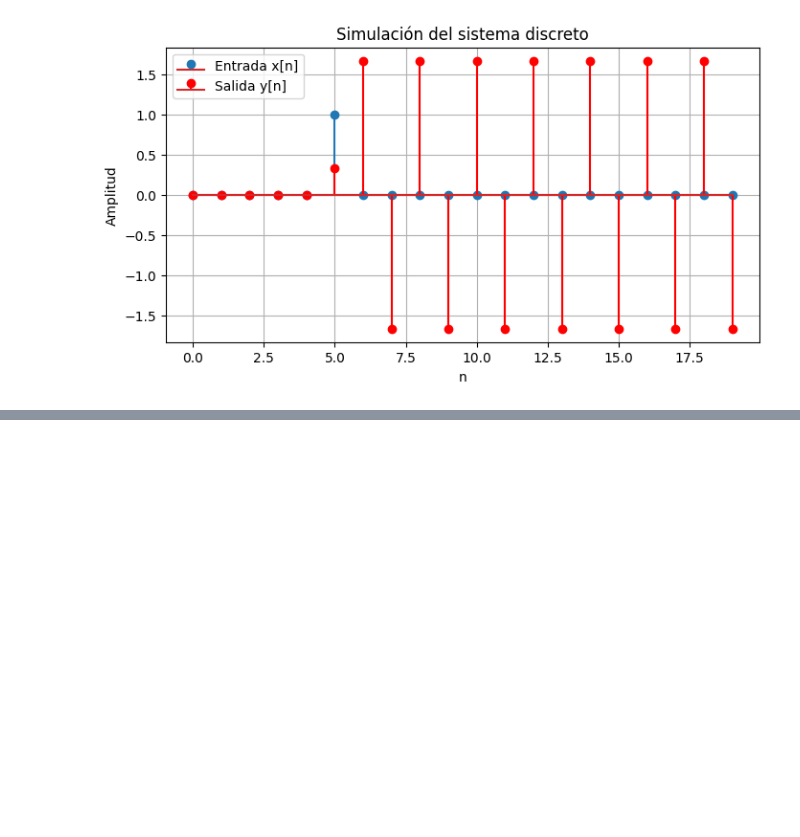
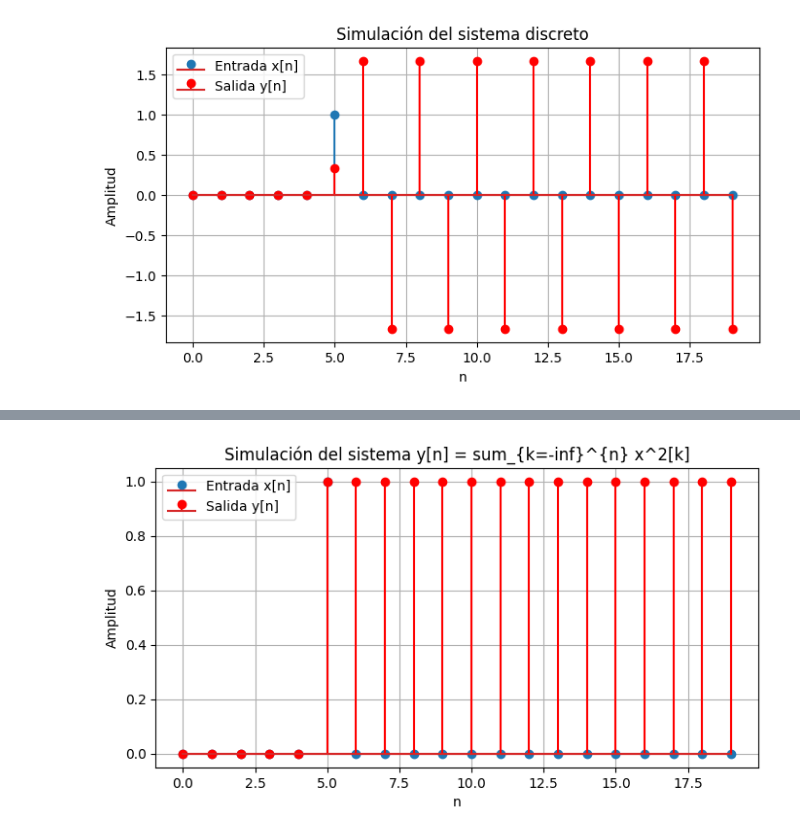
Before and after one commit to sofial47/senalesysistemas, a Jupyter notebook: taller2lapalaceipynb.ipynb, the cells around one changed output, grey strips where cells are left out. Cells and saved outputs as stored; diff of their text form; code cells hidden in the pictures; blank space fills up the shorter version.

```diff
--- a/taller2lapalaceipynb.ipynb
+++ b/taller2lapalaceipynb.ipynb
@@ -98,0 +121,71 @@ plt.show()
+# %%
+#import numpy as np
+#import matplotlib.pyplot as plt
+
+# Definir la función para simular el sistema y[n] = sum_{k=-inf}^{n} x^2[k]
+def simulate_cumulative_square_system(x):
+    """
+    Simula el sistema y[n] = sum_{k=-inf}^{n} x^2[k].
+
+    Args:
+        x (np.ndarray): Arreglo numpy que representa la señal de entrada x[n].
+
+    Returns:
+        np.ndarray: Arreglo numpy que representa la señal de salida y[n].
+    """
+    N = len(x)
+    y = np.zeros(N) # Inicializamos el arreglo de salida con ceros
+
+    # Aplicamos la ecuación de recurrencia
+    # La sumatoria desde -inf hasta n se puede calcular acumulando los cuadrados
+    # de los elementos de la entrada hasta el instante actual n.
+    # Aquí asumimos que la señal x[n] es 0 para n < 0, lo cual es común en sistemas causales.
+    cumulative_sum_of_squares = 0
+    for n in range(N):
+        cumulative_sum_of_squares += x[n]**2#acomulamos el cuadrado de cada valor de la señal de entrada x[n] a medida que el bucle itera desde el primer elemento (n=0) hasta el último.
+        y[n] = cumulative_sum_of_squares
+        #Por ejemplo, si tu entrada x fuera [1, 2, 3]:
+        #Para n=0: cumulative_sum_of_squares es 0. Se le suma x[0]**2 (que es 1**2 = 1).
+        #cumulative_sum_of_squares ahora es 1. y[0] se asigna a 1. Para n=1: cumulative_sum_of_squares es 1. Se le suma x[1]**2 (que es 2**2 = 4).
+        #cumulative_sum_of_squares ahora es 1 + 4 = 5. y[1] se asigna a 5.
+        #Para n=2: cumulative_sum_of_squares es 5. Se le suma x[2]**2 (que es 3**2 = 9).
+        #cumulative_sum_of_squares ahora es 5 + 9 = 14. y[2] se asigna a 14.
+        #La salida y sería [1, 5, 14]. Cada valor en y[n] es la suma acumulada hasta ese punto.
+
+    return y
+
+# Ejemplo de uso:
+
+# Creamos una señal de entrada de ejemplo
+# Por ejemplo, un pulso unitario
+x_input_2 = np.zeros(20)
+x_input_2[5] = 1 # Pulso en el índice 5 con amplitud 1
+
+# Simulamos el sistema con la entrada
+y_output_2 = simulate_cumulative_square_system(x_input_2)
+
+# Graficamos la entrada y la salida
+plt.figure(figsize=(8, 4))
+plt.stem(x_input_2, label='Entrada x[n]')
+plt.stem(y_output_2, label='Salida y[n]', linefmt='r-', markerfmt='ro')
+plt.title('Simulación del sistema y[n] = sum_{k=-inf}^{n} x^2[k]')
+plt.xlabel('n')
+plt.ylabel('Amplitud')
+plt.legend()
+plt.grid(True)
+plt.show()
+
+# Otro ejemplo de uso: un escalón unitario
+# x_step_2 = np.ones(20)
+# y_step_2 = simulate_cumulative_square_system(x_step_2)
+# plt.figure(figsize=(8, 4))
+# plt.stem(x_step_2, label='Entrada escalón x[n]')
+# plt.stem(y_step_2, label='Salida y[n]', linefmt='r-', markerfmt='ro')
+# plt.title('Simulación del sistema con entrada escalón')
+# plt.xlabel('n')
+# plt.ylabel('Amplitud')
+# plt.legend()
+# plt.grid(True)
+# plt.show()
+# %% [output]
+[figure, added]
```
Also changed, not shown: parts of 2 cells of this notebook.
